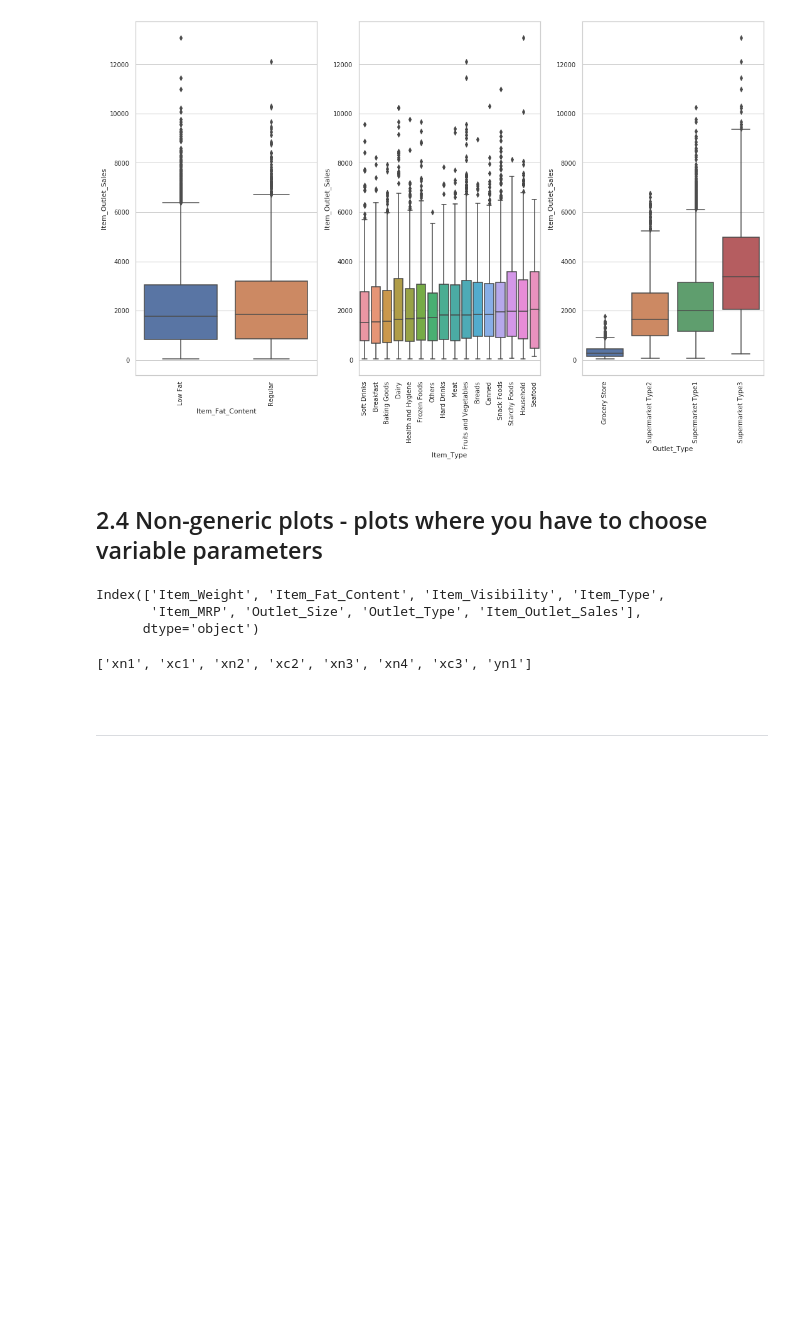
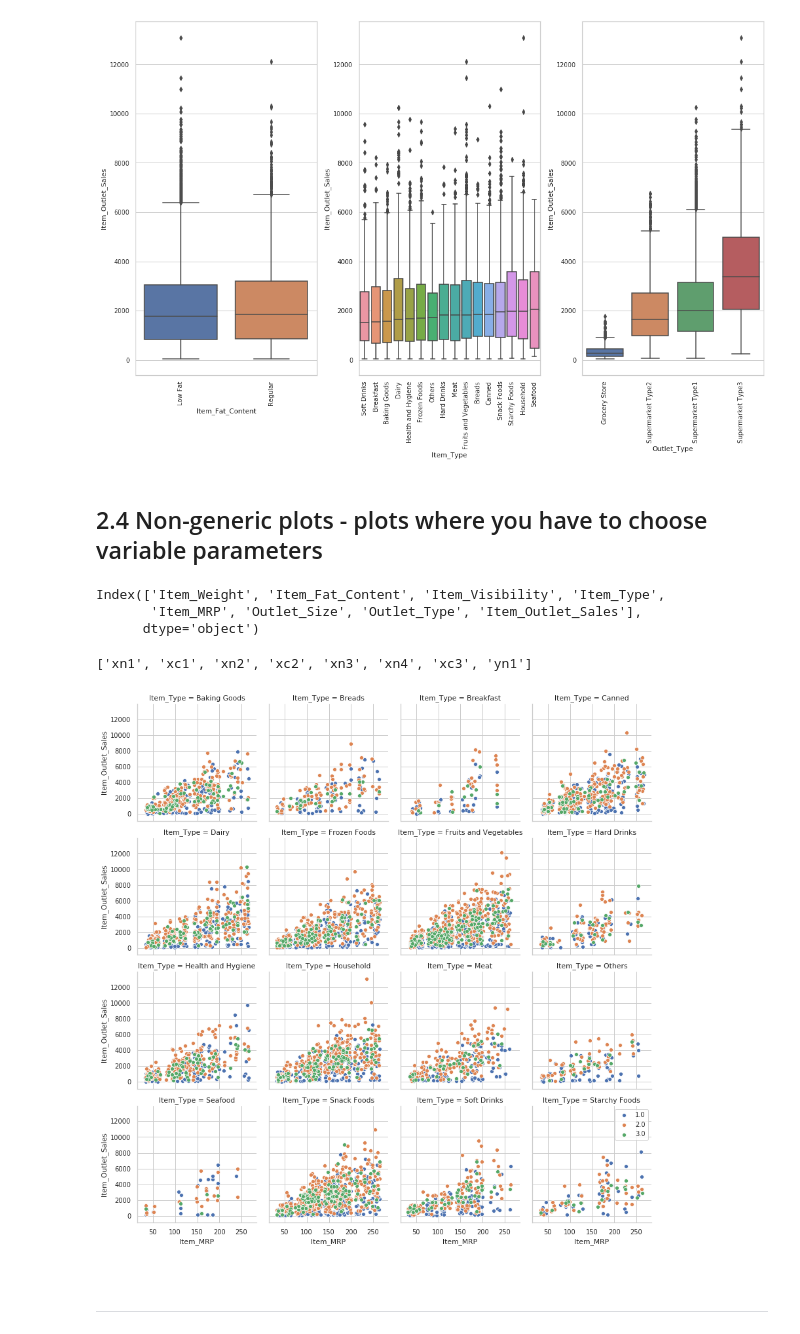
Before and after one commit to jesperjoachim/MLDA, a Jupyter notebook: MLDA/jupyter_DA/Template1.ipynb, the cells around one changed output. Saved outputs shown, nothing was run; the diff lists cells and outputs as text; code cells hidden in the pictures; blank space fills up the shorter version.

```diff
--- a/MLDA/jupyter_DA/Template1.ipynb
+++ b/MLDA/jupyter_DA/Template1.ipynb
@@ -593,19 +626,20 @@ plotXc_vs_Yn()
 # %%
 # conditional relationships
 col_orig
 col_xy
 
 def plotChooseVars():
-    cond_plot = sns.FacetGrid(data=data, col='xc2', hue='xn4', col_wrap=4)
-    cond_plot.map(sns.scatterplot, 'xn3', 'yn1');
+    cond_plot = sns.FacetGrid(data=data, col='Item_Type', hue='Outlet_Size', col_wrap=4)
+    cond_plot.map(sns.scatterplot, 'Item_MRP', 'Item_Outlet_Sales');
     plt.legend(loc='upper right')
     plt.show()
-# plotChooseVars()
+plotChooseVars()
 # %% [output]
 Index(['Item_Weight', 'Item_Fat_Content', 'Item_Visibility', 'Item_Type',
        'Item_MRP', 'Outlet_Size', 'Outlet_Type', 'Item_Outlet_Sales'],
       dtype='object')
 ['xn1', 'xc1', 'xn2', 'xc2', 'xn3', 'xn4', 'xc3', 'yn1']
+[figure, added]
 # %% [markdown]
 <br>
 <hr>
```
Also changed, not shown: parts of 39 cells of this notebook, 2 other files.
